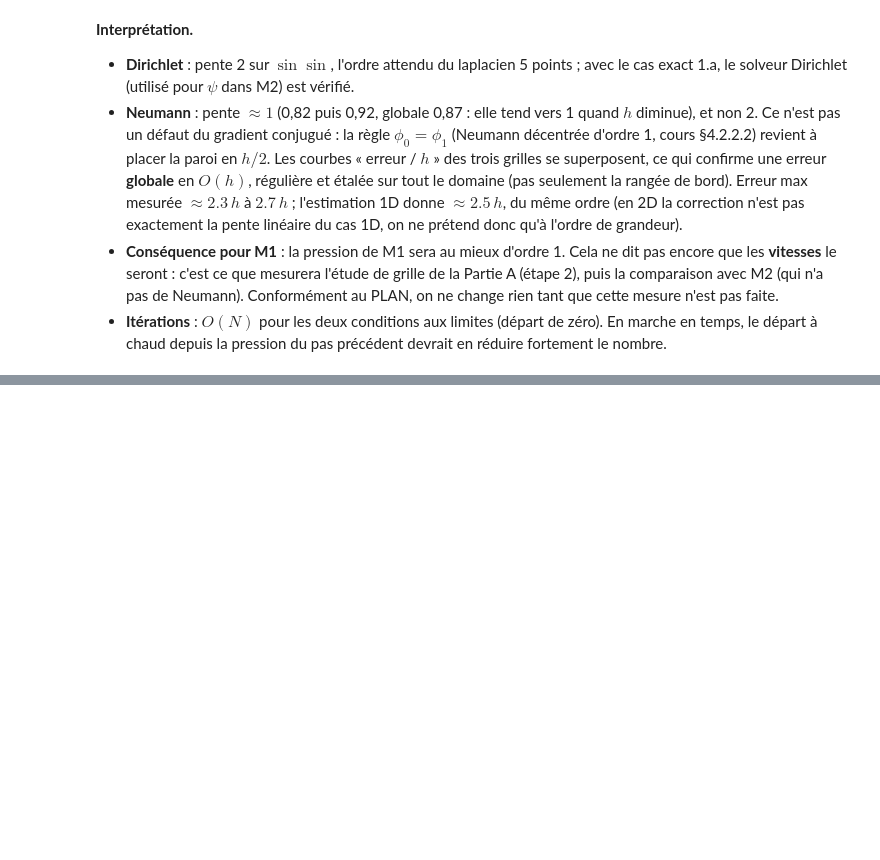
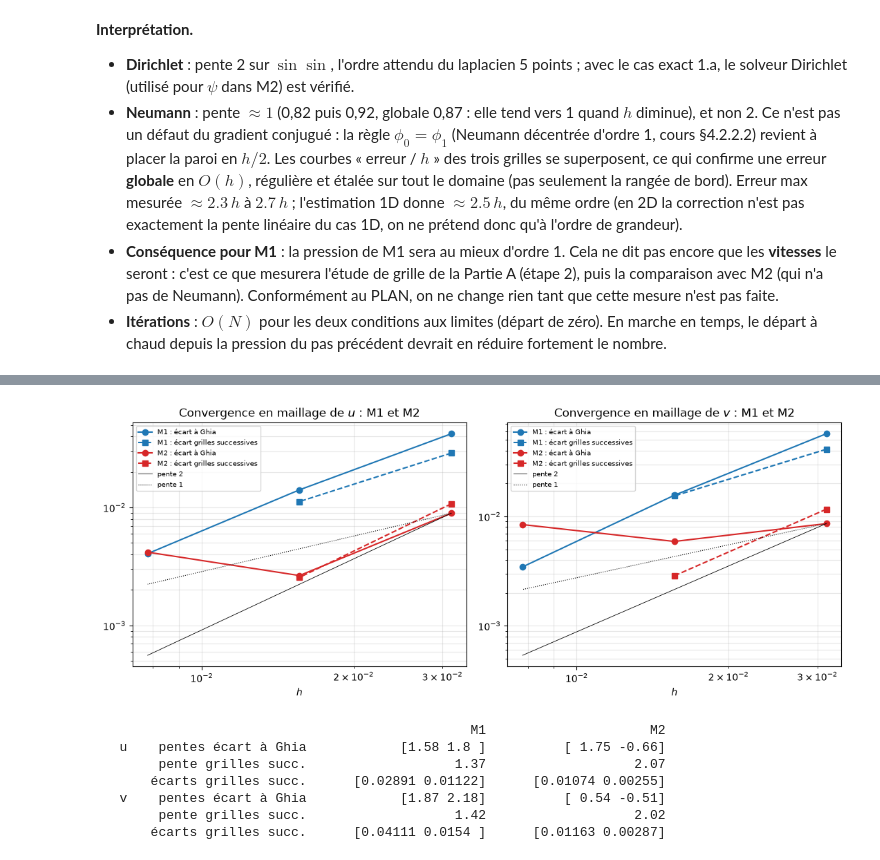
Before and after one commit to ACILN0S/Projet4_CFD, a Jupyter notebook: notebooks/A_Re100.ipynb, the cells around one changed output, grey strips where cells are left out. Cells and saved outputs as stored; diff of their text form; code cells hidden in the pictures; blank space fills up the shorter version.

```diff
--- a/notebooks/A_Re100.ipynb
+++ b/notebooks/A_Re100.ipynb
@@ -541,0 +763,43 @@ P : 0.184869 (1e-8)  vs  0.184869 (1e-10)
+# %%
+err_ghia2 = np.array([ghia_errors(runs2[n]) for n in GRIDS])
+diff_succ2 = []
+for n in GRIDS[:-1]:
+    u_c, v_c = centerlines(runs2[n])
+    u_f, v_f = centerlines(runs2[2 * n])
+    diff_succ2.append((np.abs(u_c - u_f[::2]).max(), np.abs(v_c - v_f[::2]).max()))
+diff_succ2 = np.array(diff_succ2)
+
+fig, axes = plt.subplots(1, 2, figsize=(11, 4.5))
+for k, name in enumerate(("u", "v")):
+    ax = axes[k]
+    ax.loglog(h_list, err_ghia[:, k], "o-", color="C0", label=f"M1 : écart à Ghia")
+    ax.loglog(h_list[:-1], diff_succ[:, k], "s--", color="C0", label=f"M1 : écart grilles successives")
+    ax.loglog(h_list, err_ghia2[:, k], "o-", color="C3", label=f"M2 : écart à Ghia")
+    ax.loglog(h_list[:-1], diff_succ2[:, k], "s--", color="C3", label=f"M2 : écart grilles successives")
+    ref = err_ghia2[0, k]
+    ax.loglog(h_list, ref * (h_list / h_list[0])**2, "k-", lw=0.6, label="pente 2")
+    ax.loglog(h_list, ref * (h_list / h_list[0])**1, "k:", lw=0.8, label="pente 1")
+    ax.set_xlabel("$h$"); ax.set_title(f"Convergence en maillage de ${name}$ : M1 et M2")
+    ax.grid(True, which="both", alpha=0.3); ax.legend(fontsize=7)
+fig.tight_layout()
+fig.savefig(FIG / "A_M1_M2_grid_convergence.png", dpi=150)
+plt.show()
+
+print(f"{'':>4} {'':>22} {'M1':>22} {'M2':>22}")
+for k, name in enumerate(("u", "v")):
+    l1, g1 = observed_slopes(GRIDS, err_ghia[:, k])
+    l2, g2 = observed_slopes(GRIDS, err_ghia2[:, k])
+    s1 = np.log2(diff_succ[0, k] / diff_succ[1, k])
+    s2 = np.log2(diff_succ2[0, k] / diff_succ2[1, k])
+    print(f"{name:>4} {'pentes écart à Ghia':>22} {str(np.round(l1, 2)):>22} {str(np.round(l2, 2)):>22}")
+    print(f"{'':>4} {'pente grilles succ.':>22} {s1:22.2f} {s2:22.2f}")
+    print(f"{'':>4} {'écarts grilles succ.':>22} {str(np.round(diff_succ[:, k], 5)):>22} {str(np.round(diff_succ2[:, k], 5)):>22}")
+# %% [output]
+[figure, added]
+                                                M1                     M2
+   u    pentes écart à Ghia            [1.58 1.8 ]          [ 1.75 -0.66]
+        pente grilles succ.                   1.37                   2.07
+       écarts grilles succ.      [0.02891 0.01122]      [0.01074 0.00255]
+   v    pentes écart à Ghia            [1.87 2.18]          [ 0.54 -0.51]
+        pente grilles succ.                   1.42                   2.02
+       écarts grilles succ.      [0.04111 0.0154 ]      [0.01163 0.00287]
```
Also changed, not shown: parts of 47 cells of this notebook, 16 other files.
